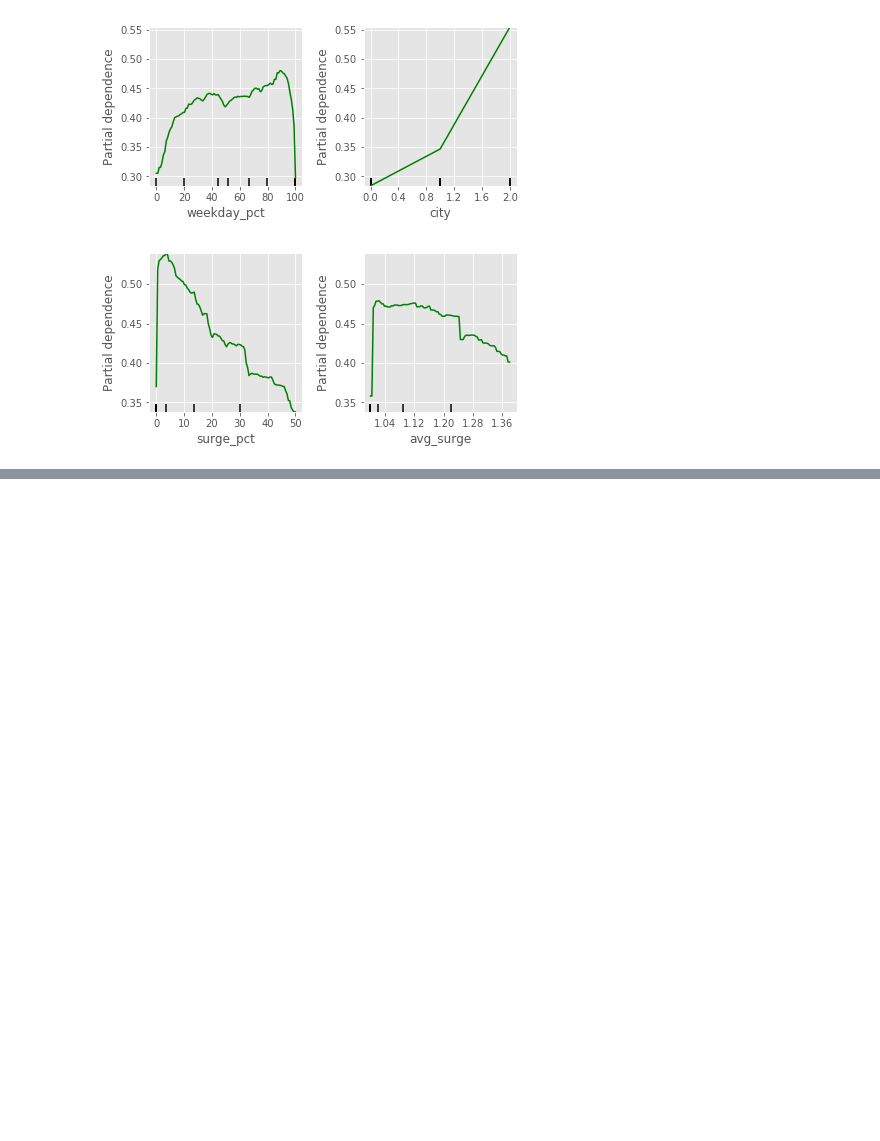
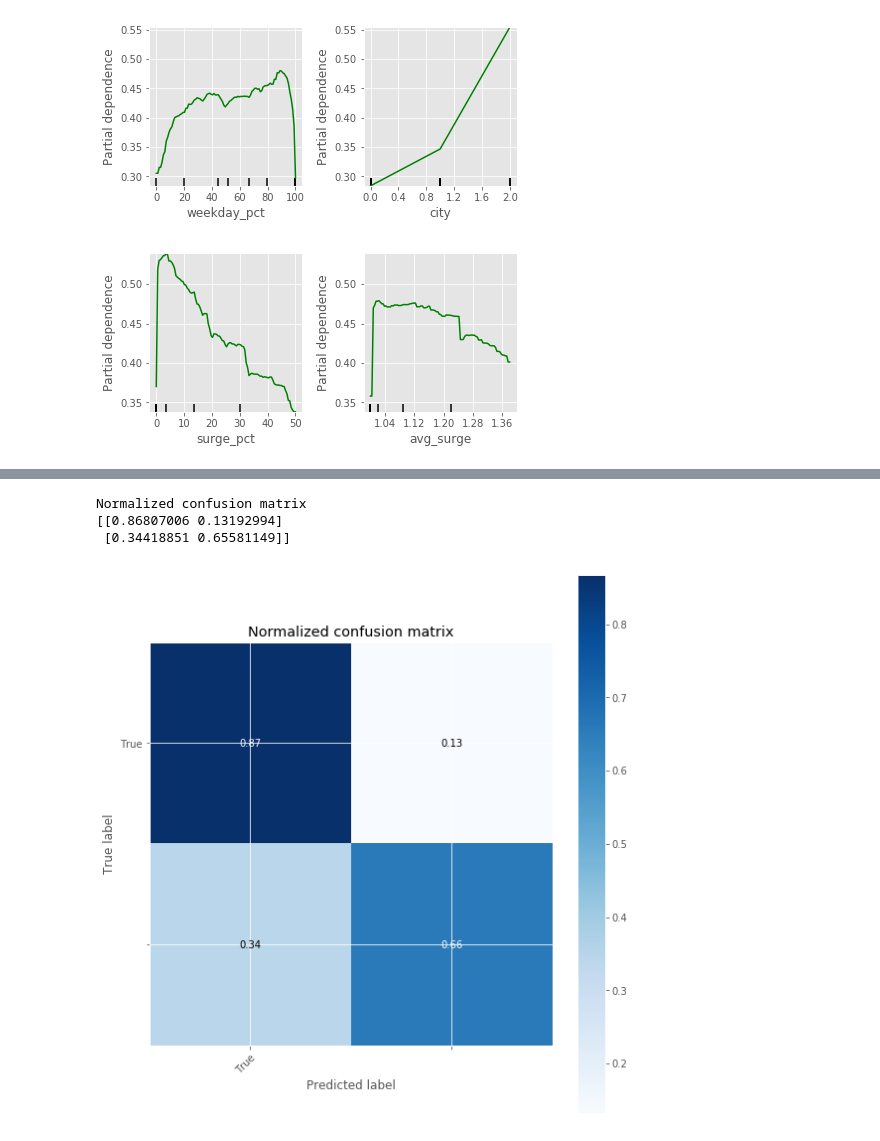
Before and after one commit to shillis17/ride_share_churn_predictions, a Jupyter notebook: notebooks/nicks_notebook.ipynb, the cells around one changed output, grey strips where cells are left out. Saved outputs shown, nothing was run; the diff lists cells and outputs as text; code cells hidden in the pictures; blank space fills up the shorter version.

```diff
--- a/notebooks/nicks_notebook.ipynb
+++ b/notebooks/nicks_notebook.ipynb
@@ -191,0 +248,8 @@ plt.savefig("../img/random_forest_5_6_partial_dependencies.png")
+# %%
+plot_confusion_matrix(y_test, y_pred, class_names, normalize=True);
+plt.savefig("../img/random_forest_confusion_matrix_normalized.png")
+# %% [output]
+Normalized confusion matrix
+[[0.86807006 0.13192994]
+ [0.34418851 0.65581149]]
+[figure, added]
```
Also changed, not shown: parts of 16 cells of this notebook, 2 other files.
